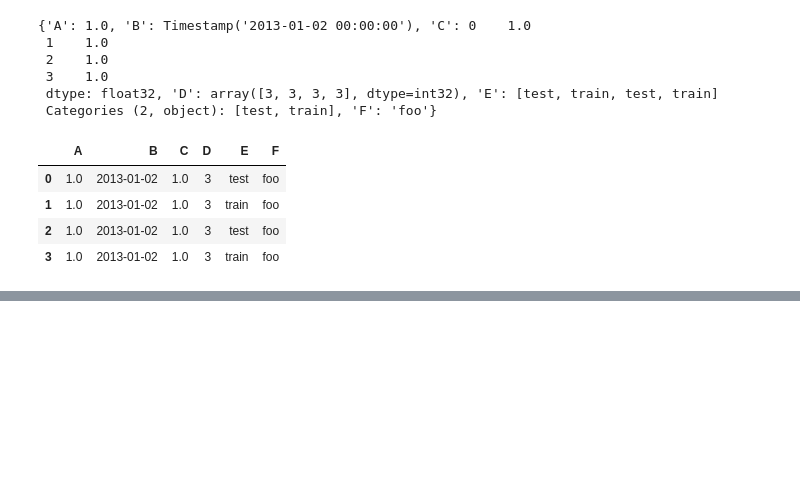
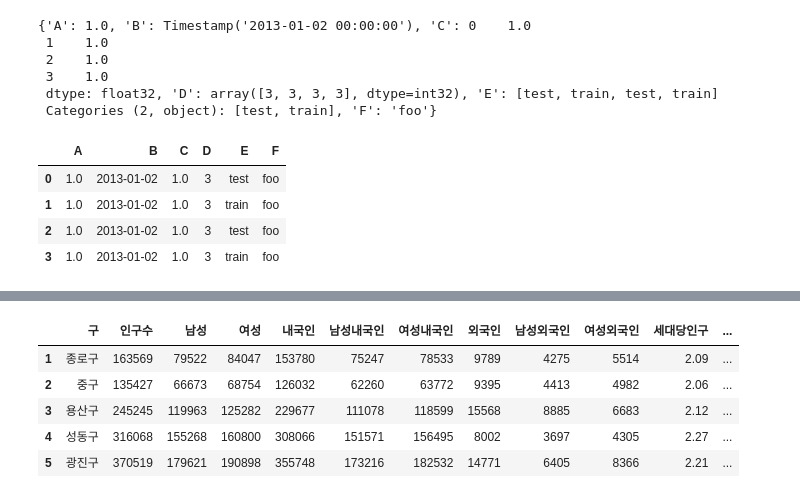
Before and after one commit to kimyk0120/pythonExa-2018-1, a Jupyter notebook: pythonExam2018-1/exam/source_code/01_Population_Seoul.ipynb, the cells around one changed output, grey strips where cells are left out. Saved outputs shown, nothing was run; the diff lists cells and outputs as text; code cells hidden in the pictures; blank space fills up the shorter version.

```diff
--- a/pythonExam2018-1/exam/source_code/01_Population_Seoul.ipynb
+++ b/pythonExam2018-1/exam/source_code/01_Population_Seoul.ipynb
@@ -206,0 +216,9 @@ df2
+# %%
+raw_data.head()
+# %% [output]
+|  | 구 | 인구수 | 남성 | 여성 | 내국인 | 남성내국인 | 여성내국인 | 외국인 | 남성외국인 | 여성외국인 | 세대당인구 | ... |
+| 1 | 종로구 | 163569 | 79522 | 84047 | 153780 | 75247 | 78533 | 9789 | 4275 | 5514 | 2.09 | ... |
+| 2 | 중구 | 135427 | 66673 | 68754 | 126032 | 62260 | 63772 | 9395 | 4413 | 4982 | 2.06 | ... |
+| 3 | 용산구 | 245245 | 119963 | 125282 | 229677 | 111078 | 118599 | 15568 | 8885 | 6683 | 2.12 | ... |
+| 4 | 성동구 | 316068 | 155268 | 160800 | 308066 | 151571 | 156495 | 8002 | 3697 | 4305 | 2.27 | ... |
+| 5 | 광진구 | 370519 | 179621 | 190898 | 355748 | 173216 | 182532 | 14771 | 6405 | 8366 | 2.21 | ... |
```
Also changed, not shown: parts of 13 cells of this notebook, 5 other files.
